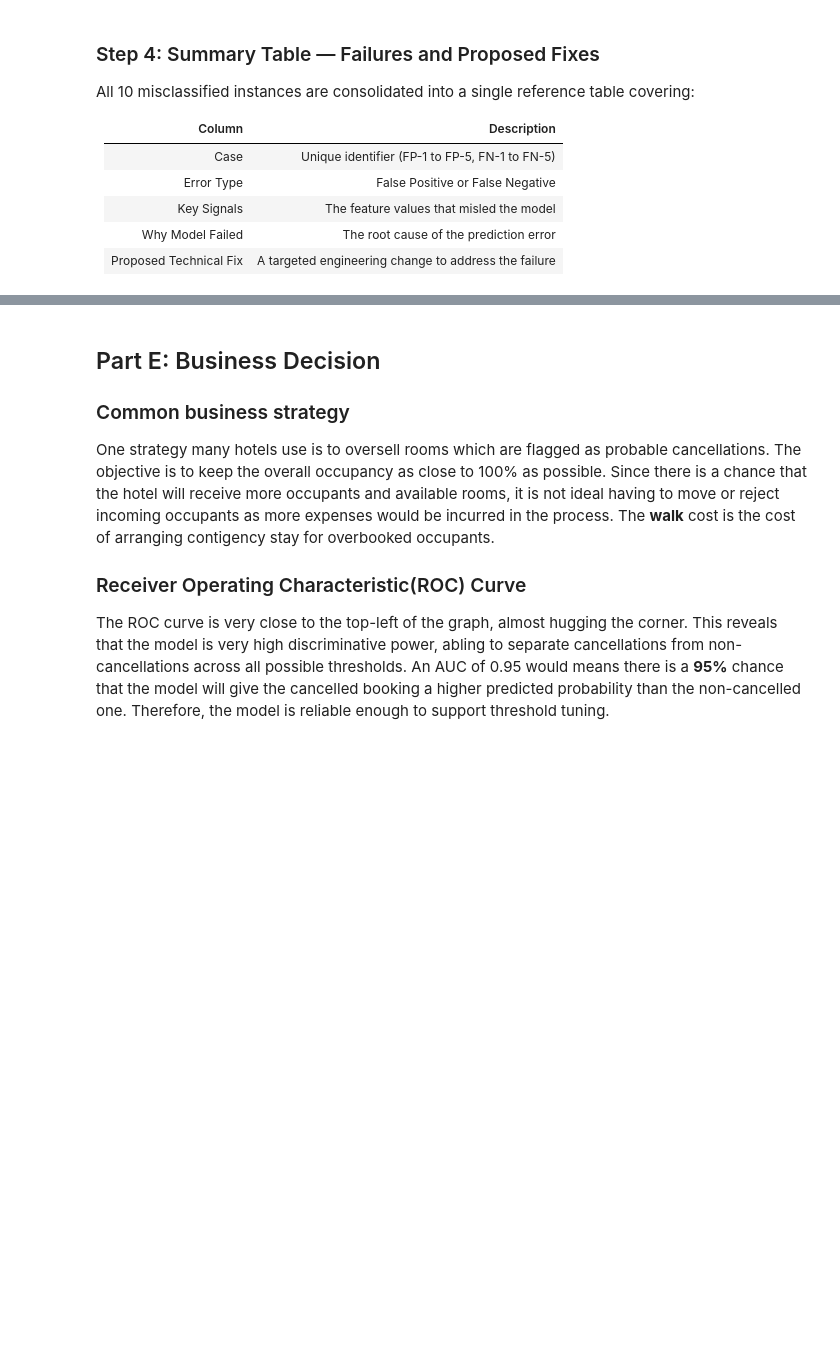
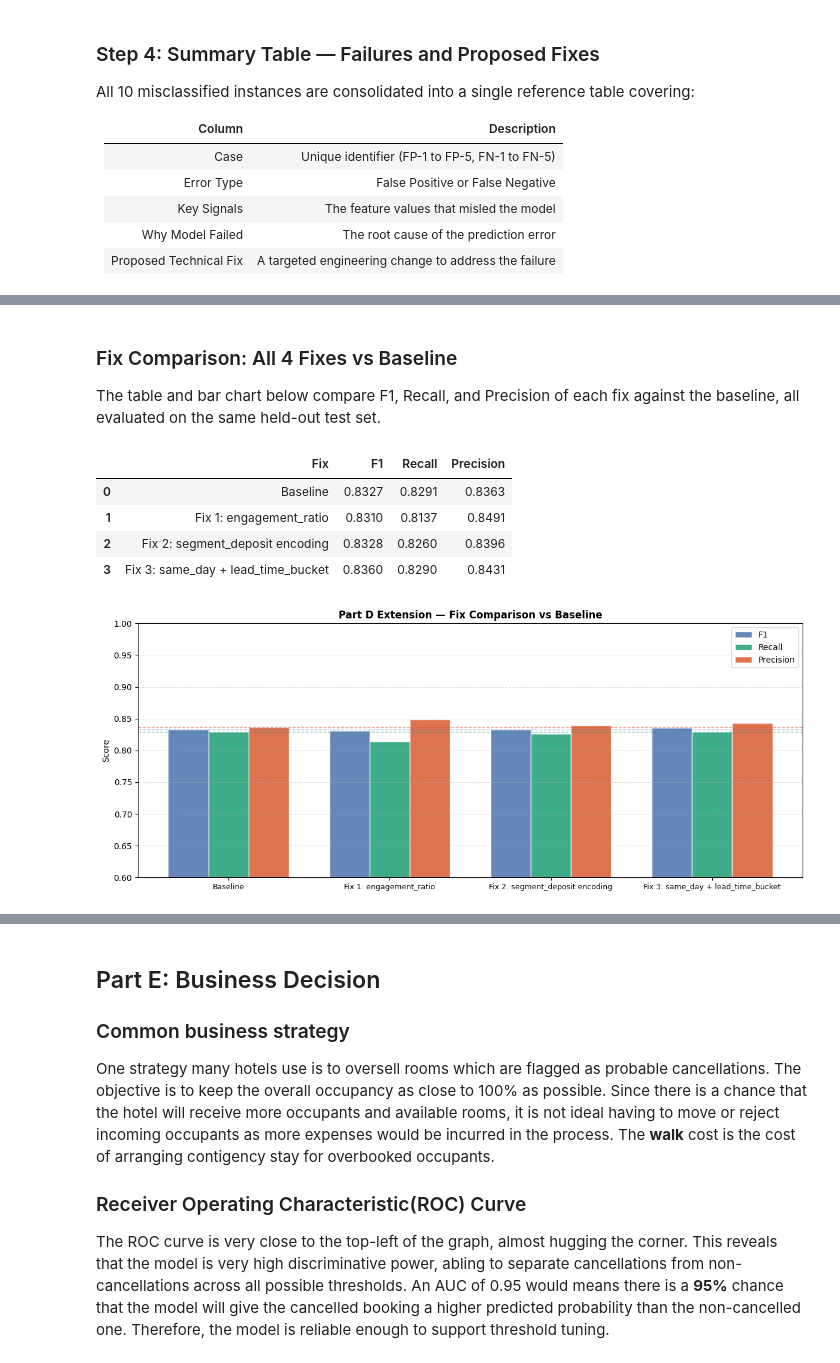
Before and after one commit to YWY2002/INF2008-Hotel-Cancellation-Prediction-Model, a Jupyter notebook: CRISPDM_INF2008_assignment02.ipynb, the cells around one changed output, grey strips where cells are left out. Saved outputs shown, nothing was run; the diff lists cells and outputs as text; code cells hidden in the pictures; blank space fills up the shorter version.

Commit message:
part D mew

```diff
--- a/CRISPDM_INF2008_assignment02.ipynb
+++ b/CRISPDM_INF2008_assignment02.ipynb
@@ -2649,0 +2839,47 @@ f1         0.832777
+# %% [markdown]
+### Fix Comparison: All 4 Fixes vs Baseline
+
+The table and bar chart below compare F1, Recall, and Precision of each fix against the baseline, all evaluated on the same held-out test set.
+# %%
+# Combined results table
+fix_results = pd.DataFrame([
+    {"Fix": "Baseline",                          "F1": base_f1,  "Recall": base_rec,  "Precision": base_prec},
+    {"Fix": "Fix 1: engagement_ratio",            "F1": f1_f1,    "Recall": rec_f1,    "Precision": prec_f1},
+    {"Fix": "Fix 2: segment_deposit encoding",    "F1": f1_f2,    "Recall": rec_f2,    "Precision": prec_f2},
+    {"Fix": "Fix 3: same_day + lead_time_bucket", "F1": f1_f3,    "Recall": rec_f3,    "Precision": prec_f3},
+])
+fix_results[["F1", "Recall", "Precision"]] = fix_results[["F1", "Recall", "Precision"]].round(4)
+display(fix_results)
+
+# Bar chart
+metrics_plot = ["F1", "Recall", "Precision"]
+x = np.arange(len(fix_results))
+width = 0.25
+colors = ["#4C72B0", "#1D9E75", "#D85A30"]
+
+fig, ax = plt.subplots(figsize=(12, 5))
+for j, (metric, color) in enumerate(zip(metrics_plot, colors)):
+    bars = ax.bar(x + j * width, fix_results[metric], width,
+                  label=metric, color=color, alpha=0.85, edgecolor="white")
+
+ax.axhline(base_f1,   color="#4C72B0", linestyle="--", linewidth=1, alpha=0.5)
+ax.axhline(base_rec,  color="#1D9E75", linestyle="--", linewidth=1, alpha=0.5)
+ax.axhline(base_prec, color="#D85A30", linestyle="--", linewidth=1, alpha=0.5)
+
+ax.set_xticks(x + width)
+ax.set_xticklabels(fix_results["Fix"], fontsize=9)
+ax.set_ylabel("Score")
+ax.set_title("Part D Extension — Fix Comparison vs Baseline", fontweight="bold")
+ax.legend()
+ax.set_ylim(0.6, 1.0)
+ax.grid(axis="y", linestyle="--", alpha=0.4)
+plt.tight_layout()
+plt.savefig("partD_fix_comparison.png", dpi=150, bbox_inches="tight")
+plt.show()
+# %% [output]
+|  | Fix | F1 | Recall | Precision |
+| 0 | Baseline | 0.8327 | 0.8291 | 0.8363 |
+| 1 | Fix 1: engagement_ratio | 0.8310 | 0.8137 | 0.8491 |
+| 2 | Fix 2: segment_deposit encoding | 0.8328 | 0.8260 | 0.8396 |
+| 3 | Fix 3: same_day + lead_time_bucket | 0.8360 | 0.8290 | 0.8431 |
+[figure, added]
```
Also changed, not shown: parts of 42 cells of this notebook.
